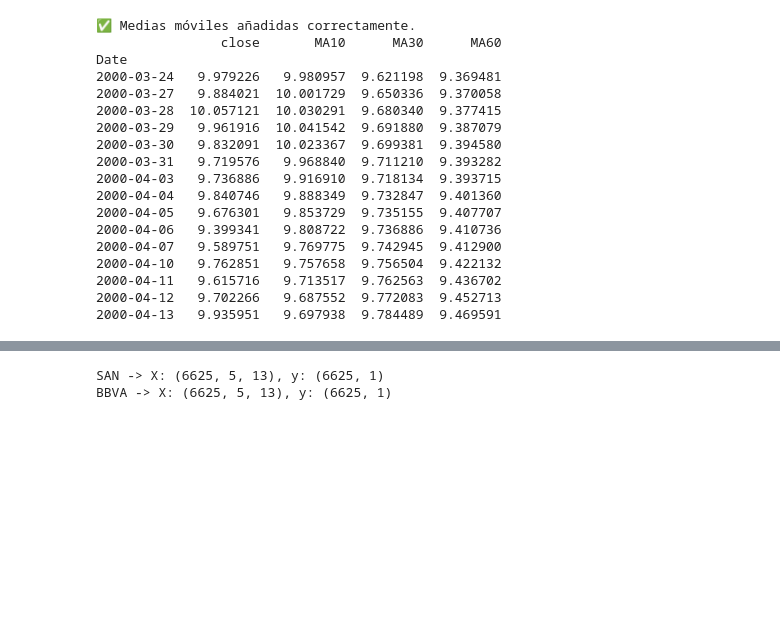
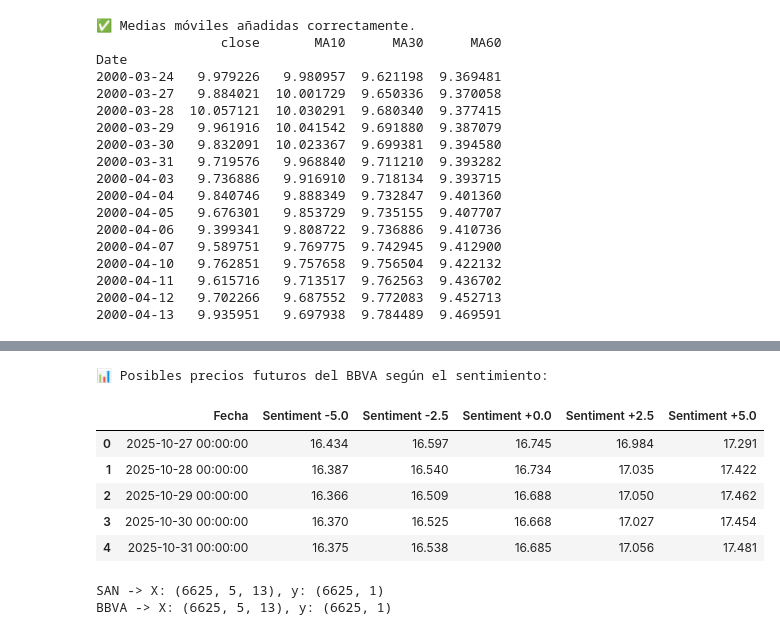
Before and after one commit to josean9/Caso02_Prediccion_BBVA_SANTANDER, a Jupyter notebook: notebooks/notebook2.ipynb, the cells around one changed output, grey strips where cells are left out. Cells and saved outputs as stored; diff of their text form; code cells hidden in the pictures; blank space fills up the shorter version.

```diff
--- a/notebooks/notebook2.ipynb
+++ b/notebooks/notebook2.ipynb
@@ -271,3 +600,38 @@ Date
+# %%
+# ========= Bloque 7: tabla de posibles futuros precios según sentimiento =========
+import pandas as pd
+from pandas.tseries.offsets import BDay
+
+# Crear fechas hábiles futuras (5 días)
+last_date_bbva = pd.to_datetime(df_bbva.index).max()
+future_dates = pd.bdate_range(start=last_date_bbva + BDay(1), periods=5)
+
+# Construir DataFrame
+tabla_predicciones = pd.DataFrame({"Fecha": future_dates})
+
+# Añadir columnas con las predicciones de cada sentimiento
+for val, preds in results:
+    col_name = f"Sentiment {val:+.1f}"
+    tabla_predicciones[col_name] = np.round(preds, 3)
+
+# Reordenar columnas
+tabla_predicciones = tabla_predicciones[["Fecha"] + [f"Sentiment {v:+.1f}" for v in sentiment_thresholds]]
+
+# Mostrar tabla con formato y gradiente de color
+print("📊 Posibles precios futuros del BBVA según el sentimiento:")
+display(
+    tabla_predicciones.style
+        .background_gradient(cmap="RdYlGn", axis=1)
+        .format(precision=3)
+)
+# %% [output]
+📊 Posibles precios futuros del BBVA según el sentimiento:
+|  | Fecha | Sentiment -5.0 | Sentiment -2.5 | Sentiment +0.0 | Sentiment +2.5 | Sentiment +5.0 |
+| 0 | 2025-10-27 00:00:00 | 16.434 | 16.597 | 16.745 | 16.984 | 17.291 |
+| 1 | 2025-10-28 00:00:00 | 16.387 | 16.540 | 16.734 | 17.035 | 17.422 |
+| 2 | 2025-10-29 00:00:00 | 16.366 | 16.509 | 16.688 | 17.050 | 17.462 |
+| 3 | 2025-10-30 00:00:00 | 16.370 | 16.525 | 16.668 | 17.027 | 17.454 |
+| 4 | 2025-10-31 00:00:00 | 16.375 | 16.538 | 16.685 | 17.056 | 17.481 |
 # %%
 # ====================================================
 # --- 6. Crear dataset con ventanas temporales ---
```
Also changed, not shown: parts of 7 cells of this notebook, 3 other files.
